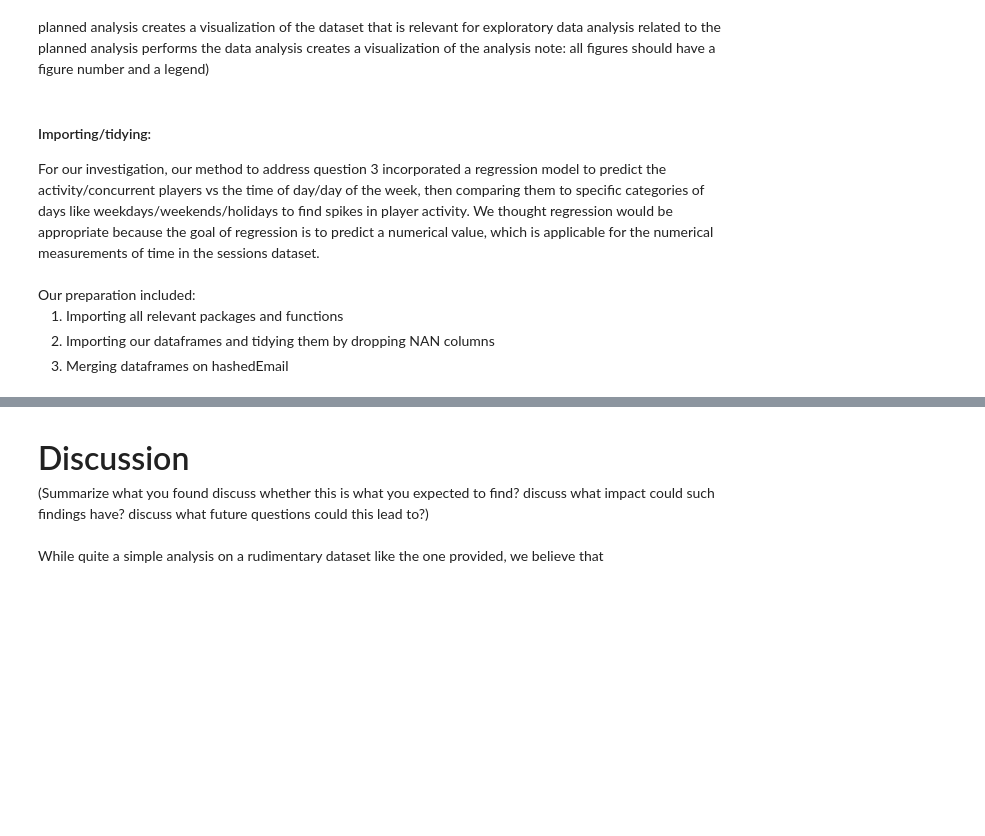
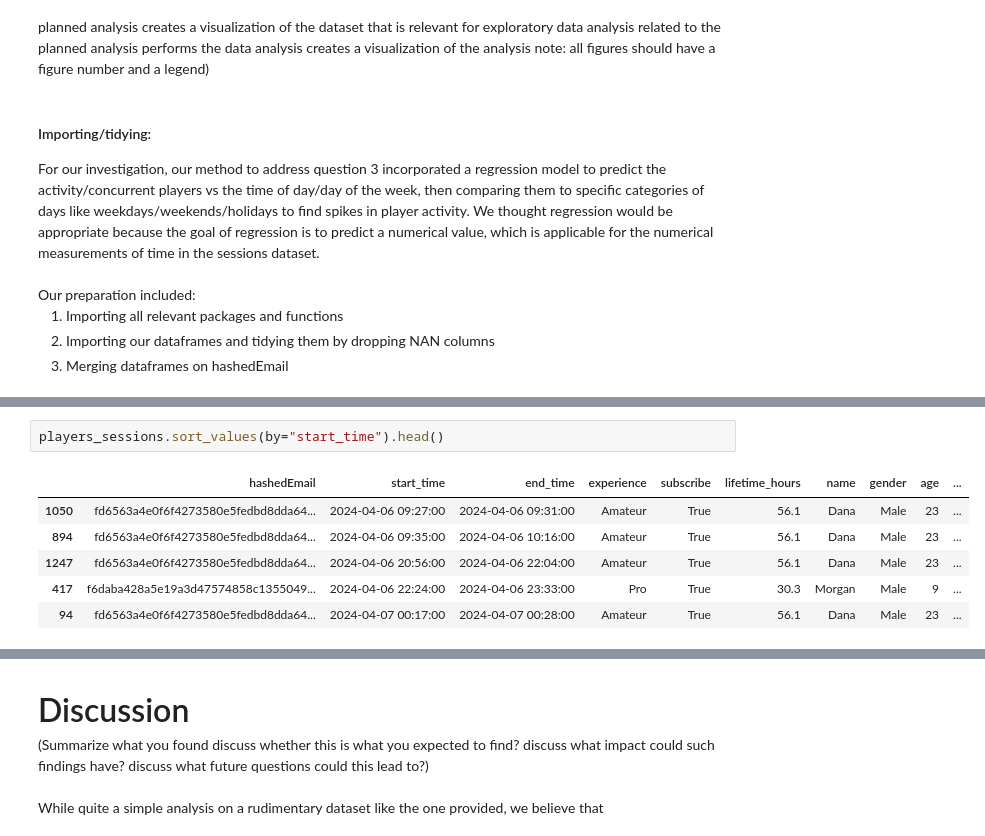
Before and after one commit to IslandOfPencils/dsci-100-2025w-group-21, a Jupyter notebook: group__project.ipynb, the cells around one changed output, grey strips where cells are left out. Saved outputs shown, nothing was run; the diff lists cells and outputs as text; blank space fills up the shorter version.

```diff
--- a/group__project.ipynb
+++ b/group__project.ipynb
@@ -231,0 +273,9 @@ timeline
+# %%
+players_sessions.sort_values(by="start_time").head()
+# %% [output]
+|  | hashedEmail | start_time | end_time | experience | subscribe | lifetime_hours | name | gender | age | ... |
+| 1050 | fd6563a4e0f6f4273580e5fedbd8dda64... | 2024-04-06 09:27:00 | 2024-04-06 09:31:00 | Amateur | True | 56.1 | Dana | Male | 23 | ... |
+| 894 | fd6563a4e0f6f4273580e5fedbd8dda64... | 2024-04-06 09:35:00 | 2024-04-06 10:16:00 | Amateur | True | 56.1 | Dana | Male | 23 | ... |
+| 1247 | fd6563a4e0f6f4273580e5fedbd8dda64... | 2024-04-06 20:56:00 | 2024-04-06 22:04:00 | Amateur | True | 56.1 | Dana | Male | 23 | ... |
+| 417 | f6daba428a5e19a3d47574858c1355049... | 2024-04-06 22:24:00 | 2024-04-06 23:33:00 | Pro | True | 30.3 | Morgan | Male | 9 | ... |
+| 94 | fd6563a4e0f6f4273580e5fedbd8dda64... | 2024-04-07 00:17:00 | 2024-04-07 00:28:00 | Amateur | True | 56.1 | Dana | Male | 23 | ... |
```
Also changed, not shown: parts of 19 cells of this notebook.
